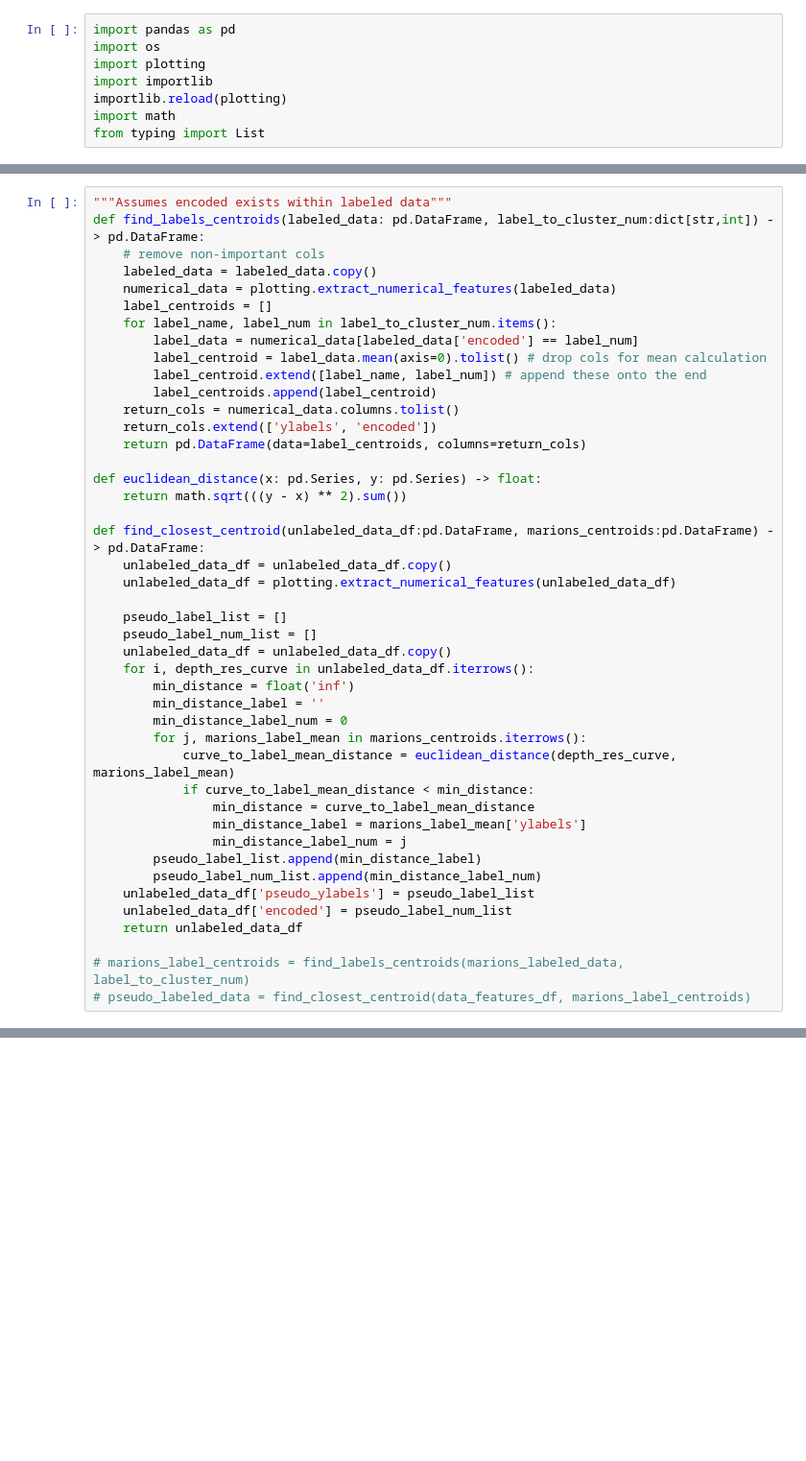
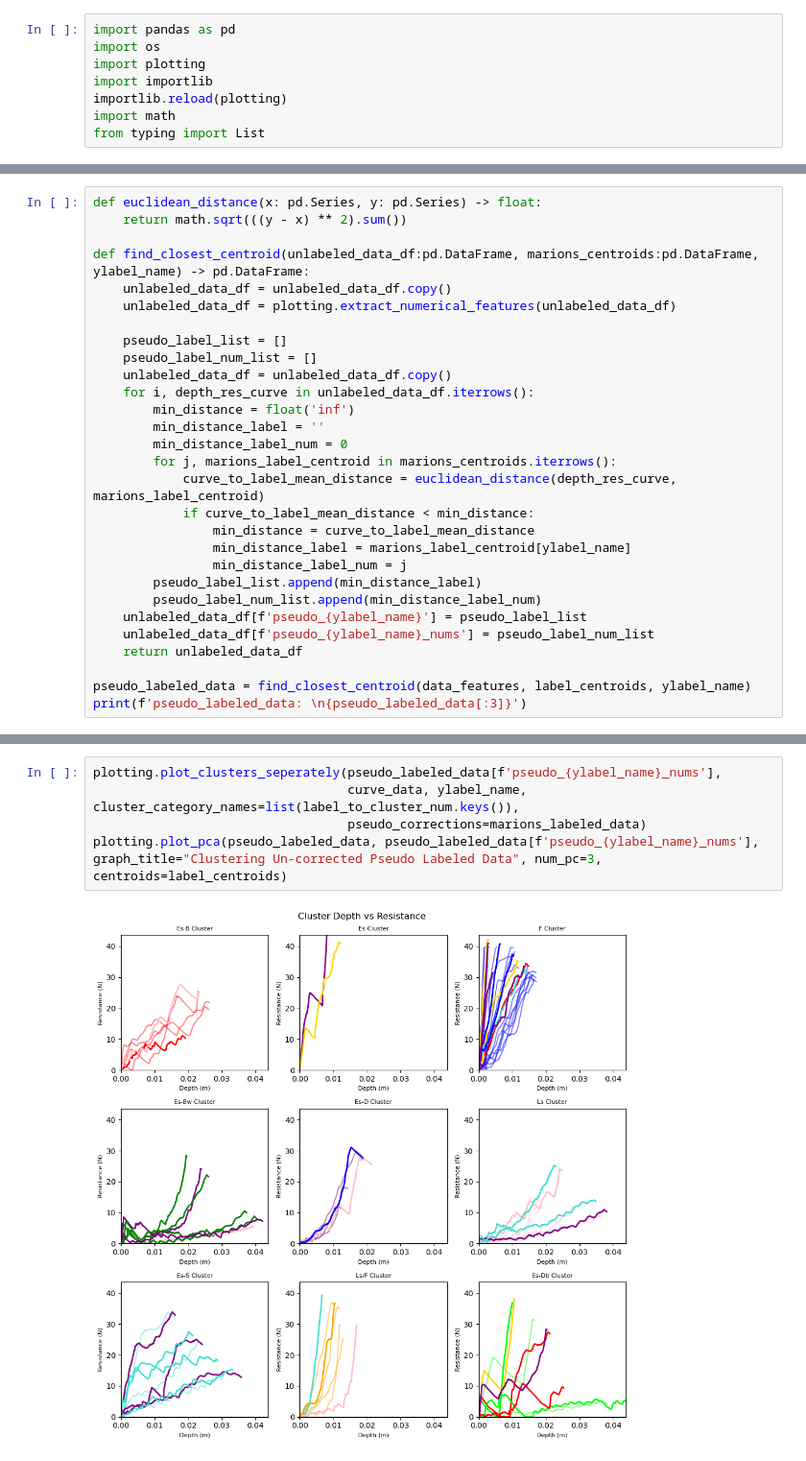
Before and after one commit to liamtbo/LASSIE, a Jupyter notebook: marions_clustering.ipynb, the cells around one changed output, grey strips where cells are left out. Shown at 96% size. Saved outputs shown, nothing was run; the diff lists cells and outputs as text; blank space fills up the shorter version.

```diff
--- a/marions_clustering.ipynb
+++ b/marions_clustering.ipynb
@@ -46,23 +72,8 @@ plotting.plot_clusters_seperately(marions_labeled_data['encoded'].tolist(), mari
 # %%
-"""Assumes encoded exists within labeled data"""
-def find_labels_centroids(labeled_data: pd.DataFrame, label_to_cluster_num:dict[str,int]) -> pd.DataFrame:
-    # remove non-important cols
-    labeled_data = labeled_data.copy()
-    numerical_data = plotting.extract_numerical_features(labeled_data)
-    label_centroids = []
-    for label_name, label_num in label_to_cluster_num.items():
-        label_data = numerical_data[labeled_data['encoded'] == label_num]
-        label_centroid = label_data.mean(axis=0).tolist() # drop cols for mean calculation
-        label_centroid.extend([label_name, label_num]) # append these onto the end
-        label_centroids.append(label_centroid)
-    return_cols = numerical_data.columns.tolist()
-    return_cols.extend(['ylabels', 'encoded'])
-    return pd.DataFrame(data=label_centroids, columns=return_cols)
-
 def euclidean_distance(x: pd.Series, y: pd.Series) -> float:
     return math.sqrt(((y - x) ** 2).sum())
 
-def find_closest_centroid(unlabeled_data_df:pd.DataFrame, marions_centroids:pd.DataFrame) -> pd.DataFrame:
+def find_closest_centroid(unlabeled_data_df:pd.DataFrame, marions_centroids:pd.DataFrame, ylabel_name) -> pd.DataFrame:
     unlabeled_data_df = unlabeled_data_df.copy()
     unlabeled_data_df = plotting.extract_numerical_features(unlabeled_data_df)
 
@@ -73,17 +84,17 @@ def find_closest_centroid(unlabeled_data_df:pd.DataFrame, marions_centroids:pd.D
         min_distance = float('inf')
         min_distance_label = ''
         min_distance_label_num = 0
-        for j, marions_label_mean in marions_centroids.iterrows():
-            curve_to_label_mean_distance = euclidean_distance(depth_res_curve, marions_label_mean)
+        for j, marions_label_centroid in marions_centroids.iterrows():
+            curve_to_label_mean_distance = euclidean_distance(depth_res_curve, marions_label_centroid)
             if curve_to_label_mean_distance < min_distance:
                 min_distance = curve_to_label_mean_distance
-                min_distance_label = marions_label_mean['ylabels']
+                min_distance_label = marions_label_centroid[ylabel_name]
                 min_distance_label_num = j
         pseudo_label_list.append(min_distance_label)
         pseudo_label_num_list.append(min_distance_label_num)
-    unlabeled_data_df['pseudo_ylabels'] = pseudo_label_list
-    unlabeled_data_df['encoded'] = pseudo_label_num_list
+    unlabeled_data_df[f'pseudo_{ylabel_name}'] = pseudo_label_list
+    unlabeled_data_df[f'pseudo_{ylabel_name}_nums'] = pseudo_label_num_list
     return unlabeled_data_df
 
-# marions_label_centroids = find_labels_centroids(marions_labeled_data, label_to_cluster_num)
-# pseudo_labeled_data = find_closest_centroid(data_features_df, marions_label_centroids)
+pseudo_labeled_data = find_closest_centroid(data_features, label_centroids, ylabel_name)
+print(f'pseudo_labeled_data: \n{pseudo_labeled_data[:3]}')
@@ -188,0 +154,7 @@ TypeError: find_changed_label_curves() got an unexpected keyword argument 'label
+# %%
+plotting.plot_clusters_seperately(pseudo_labeled_data[f'pseudo_{ylabel_name}_nums'],
+                                  curve_data, ylabel_name, cluster_category_names=list(label_to_cluster_num.keys()),
+                                  pseudo_corrections=marions_labeled_data)
+plotting.plot_pca(pseudo_labeled_data, pseudo_labeled_data[f'pseudo_{ylabel_name}_nums'], graph_title="Clustering Un-corrected Pseudo Labeled Data", num_pc=3, centroids=label_centroids)
+# %% [output]
+[figure, added]
```
Also changed, not shown: parts of 27 cells of this notebook, 5 other files.
